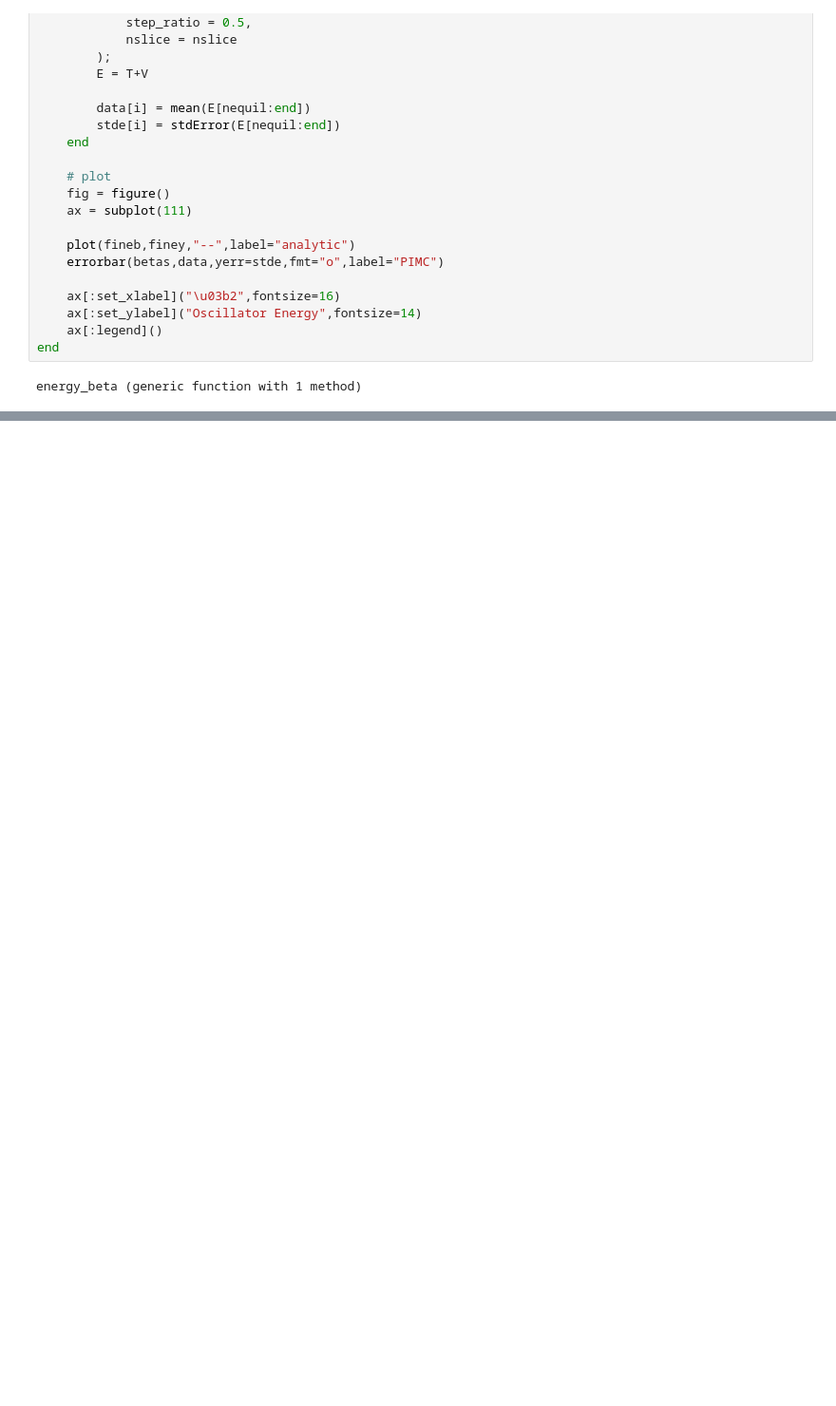
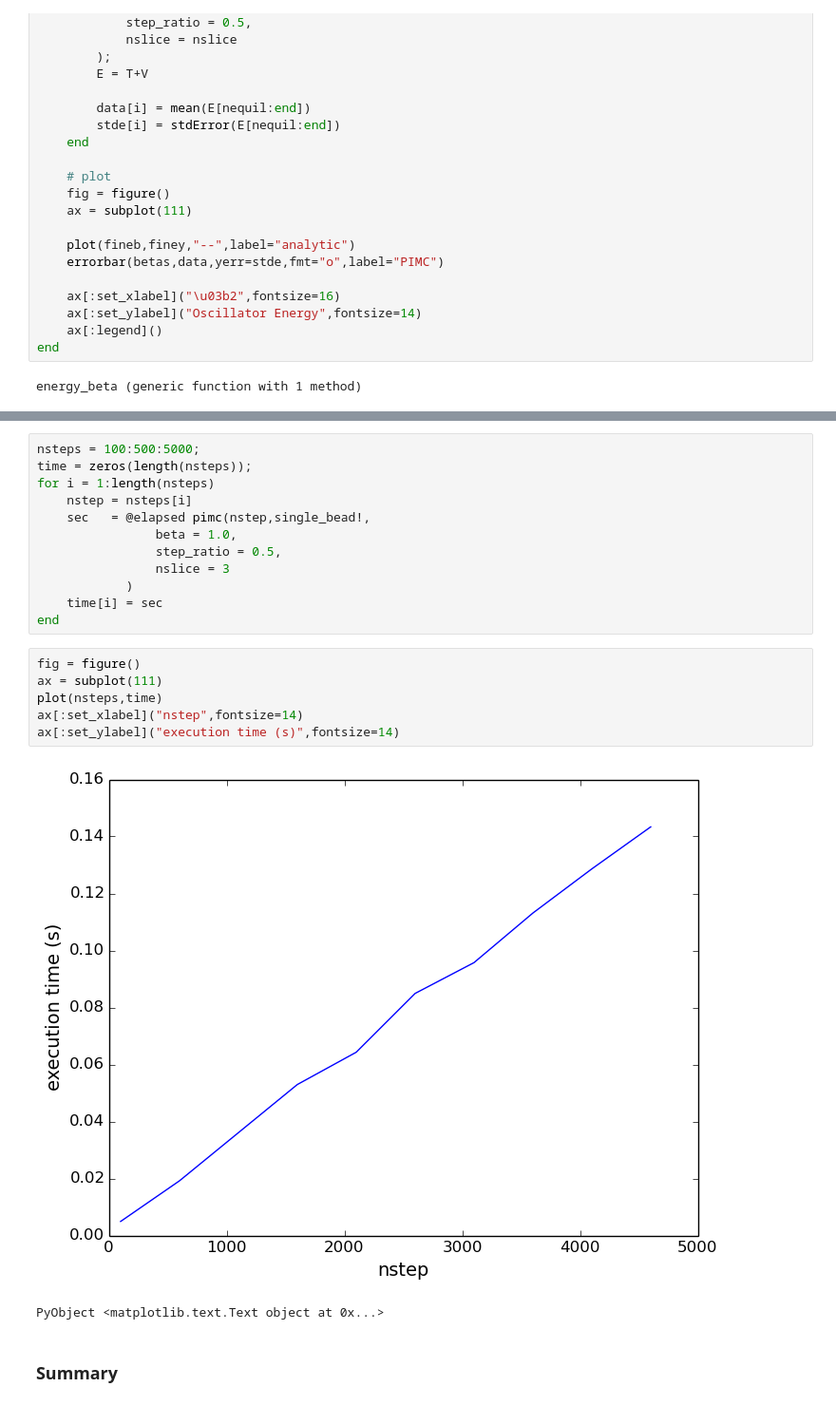
Before and after one commit to Paul-St-Young/share, a Jupyter notebook: julia-tutorial-pimc/python_vs_julia/julia-pimc.ipynb, the cells around one changed output, grey strips where cells are left out. Shown: that part at 95% size. Saved outputs shown, nothing was run; the diff lists cells and outputs as text; blank space fills up the shorter version.

```diff
--- a/julia-tutorial-pimc/python_vs_julia/julia-pimc.ipynb
+++ b/julia-tutorial-pimc/python_vs_julia/julia-pimc.ipynb
@@ -333 +339,24 @@ energy_beta(4000,6,10,single_bead!,beta_step=0.5,beta_max=5.0)
 PyObject <matplotlib.legend.Legend object at 0x...>
+# %%
+nsteps = 100:500:5000;
+time = zeros(length(nsteps));
+for i = 1:length(nsteps)
+    nstep = nsteps[i]
+    sec   = @elapsed pimc(nstep,single_bead!,
+                beta = 1.0,
+                step_ratio = 0.5,
+                nslice = 3
+            )
+    time[i] = sec
+end
+# %%
+fig = figure()
+ax = subplot(111)
+plot(nsteps,time)
+ax[:set_xlabel]("nstep",fontsize=14)
+ax[:set_ylabel]("execution time (s)",fontsize=14)
+# %% [output]
+[figure, added]
+PyObject <matplotlib.text.Text object at 0x...>
+# %% [markdown]
+### Summary
```
Also changed, not shown: parts of 5 cells of this notebook, 1 other file.
